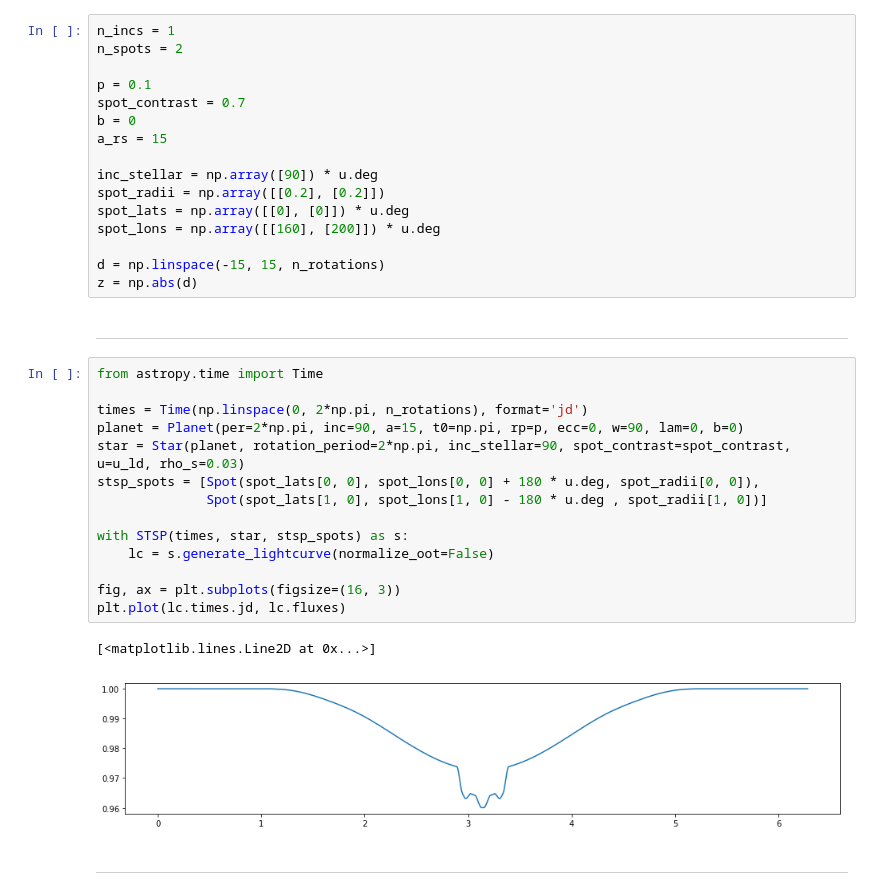
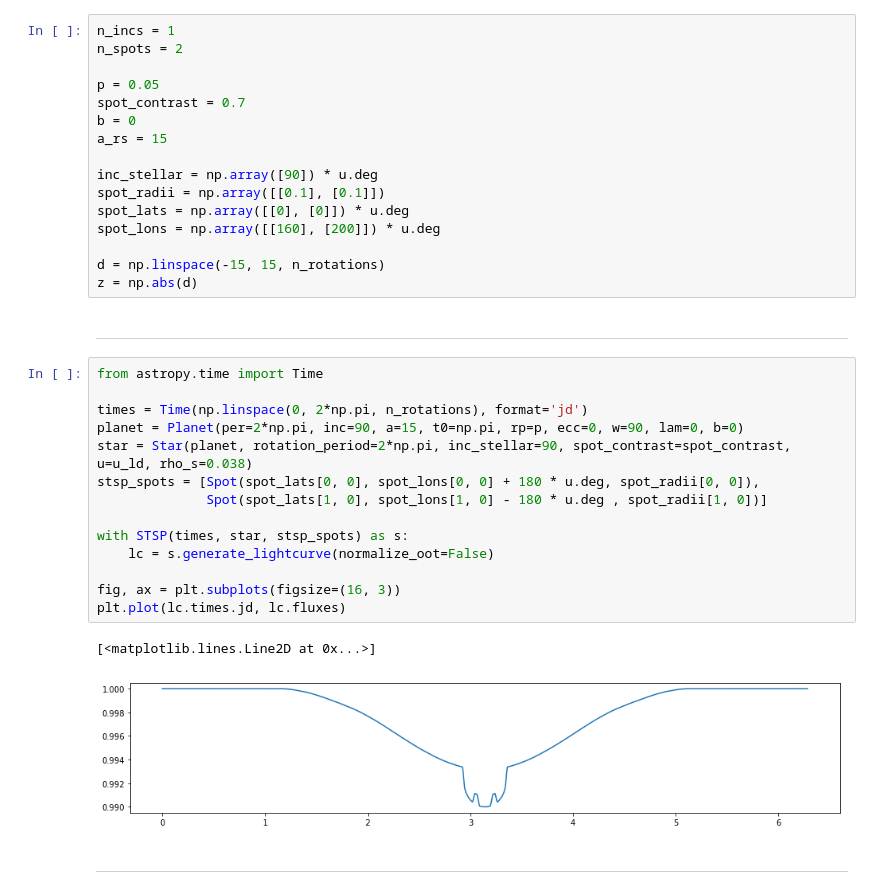
Before and after one commit to bmorris3/zeitsprung, a Jupyter notebook: fleck_transit.ipynb, the cells around one changed output. Saved outputs shown, nothing was run; the diff lists cells and outputs as text.

```diff
--- a/fleck_transit.ipynb
+++ b/fleck_transit.ipynb
@@ -31,13 +31,13 @@ angles = np.arange(0, 2*np.pi, 2*np.pi/n_rotations) * u.rad
 n_incs = 1
 n_spots = 2
 
-p = 0.1
+p = 0.05
 spot_contrast = 0.7
 b = 0
 a_rs = 15
 
 inc_stellar = np.array([90]) * u.deg
-spot_radii = np.array([[0.2], [0.2]])
+spot_radii = np.array([[0.1], [0.1]])
 spot_lats = np.array([[0], [0]]) * u.deg
 spot_lons = np.array([[160], [200]]) * u.deg
 
@@ -48,20 +48,20 @@ z = np.abs(d)
 # %%
 from astropy.time import Time
 
 times = Time(np.linspace(0, 2*np.pi, n_rotations), format='jd')
 planet = Planet(per=2*np.pi, inc=90, a=15, t0=np.pi, rp=p, ecc=0, w=90, lam=0, b=0)
-star = Star(planet, rotation_period=2*np.pi, inc_stellar=90, spot_contrast=spot_contrast, u=u_ld, rho_s=0.03)
+star = Star(planet, rotation_period=2*np.pi, inc_stellar=90, spot_contrast=spot_contrast, u=u_ld, rho_s=0.038)
 stsp_spots = [Spot(spot_lats[0, 0], spot_lons[0, 0] + 180 * u.deg, spot_radii[0, 0]),
               Spot(spot_lats[1, 0], spot_lons[1, 0] - 180 * u.deg , spot_radii[1, 0])]
 
 with STSP(times, star, stsp_spots) as s:
     lc = s.generate_lightcurve(normalize_oot=False)
 
 fig, ax = plt.subplots(figsize=(16, 3))
 plt.plot(lc.times.jd, lc.fluxes)
 # %% [output]
 [<matplotlib.lines.Line2D at 0x...>]
-[figure, old version]
+[figure, new version]
 # %% [markdown]
 ***
 # %% [markdown]
```
Also changed, not shown: parts of 7 cells of this notebook.
